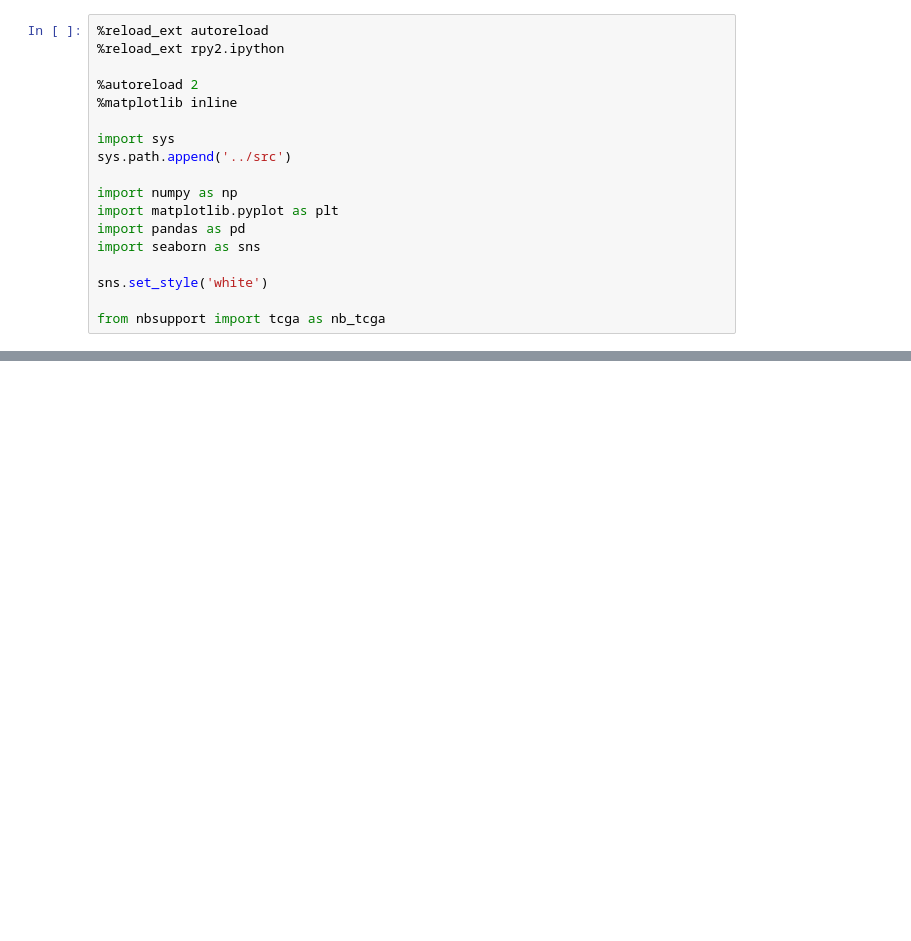
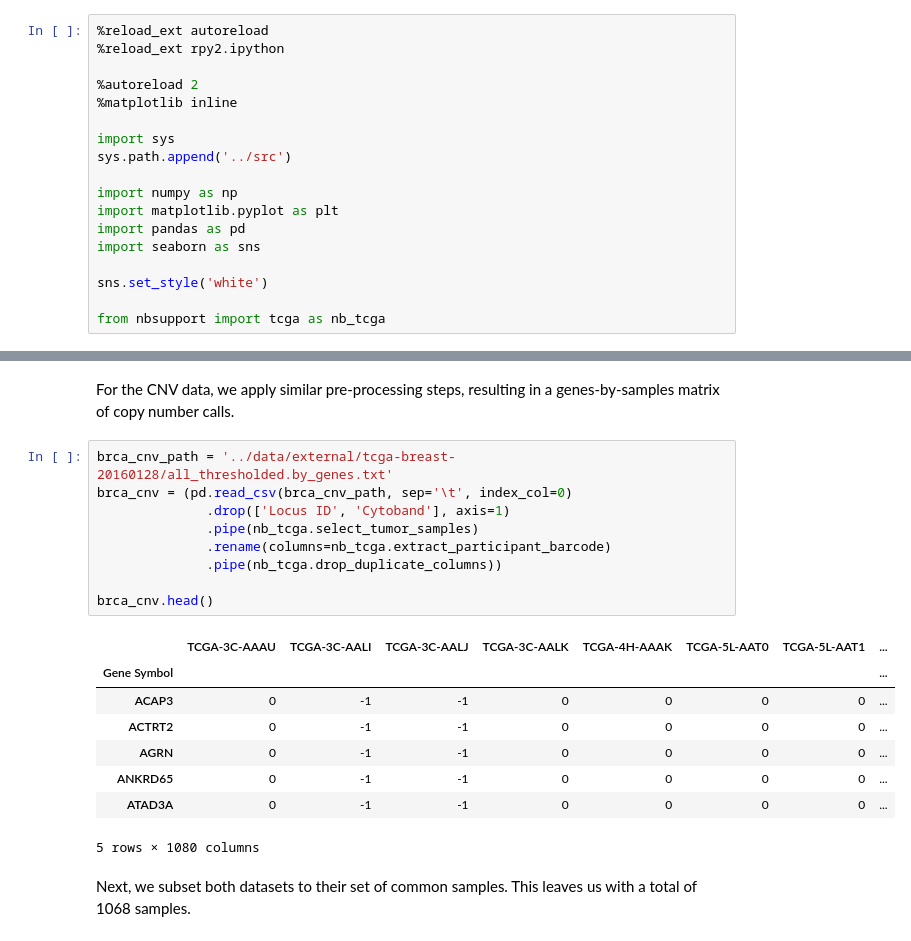
Before and after one commit to jrderuiter/ilc-sb-screen, a Jupyter notebook: notebooks/4. Human relevance.ipynb, the cells around one changed output, grey strips where cells are left out. Cells and saved outputs as stored; diff of their text form; blank space fills up the shorter version.

```diff
--- a/notebooks/4. Human relevance.ipynb
+++ b/notebooks/4. Human relevance.ipynb
@@ -20,0 +48,22 @@ from nbsupport import tcga as nb_tcga
+# %% [markdown]
+For the CNV data, we apply similar pre-processing steps, resulting in a genes-by-samples matrix of copy number calls.
+# %%
+brca_cnv_path = '../data/external/tcga-breast-20160128/all_thresholded.by_genes.txt'
+brca_cnv = (pd.read_csv(brca_cnv_path, sep='\t', index_col=0)
+              .drop(['Locus ID', 'Cytoband'], axis=1)
+              .pipe(nb_tcga.select_tumor_samples)
+              .rename(columns=nb_tcga.extract_participant_barcode)
+              .pipe(nb_tcga.drop_duplicate_columns))
+
+brca_cnv.head()
+# %% [output]
+|  | TCGA-3C-AAAU | TCGA-3C-AALI | TCGA-3C-AALJ | TCGA-3C-AALK | TCGA-4H-AAAK | TCGA-5L-AAT0 | TCGA-5L-AAT1 | ... |
+| Gene Symbol |  |  |  |  |  |  |  | ... |
+| ACAP3 | 0 | -1 | -1 | 0 | 0 | 0 | 0 | ... |
+| ACTRT2 | 0 | -1 | -1 | 0 | 0 | 0 | 0 | ... |
+| AGRN | 0 | -1 | -1 | 0 | 0 | 0 | 0 | ... |
+| ANKRD65 | 0 | -1 | -1 | 0 | 0 | 0 | 0 | ... |
+| ATAD3A | 0 | -1 | -1 | 0 | 0 | 0 | 0 | ... |
+5 rows × 1080 columns
+# %% [markdown]
+Next, we subset both datasets to their set of common samples. This leaves us with a total of 1068 samples.
```
Also changed, not shown: parts of 14 cells of this notebook, 1 other file.
